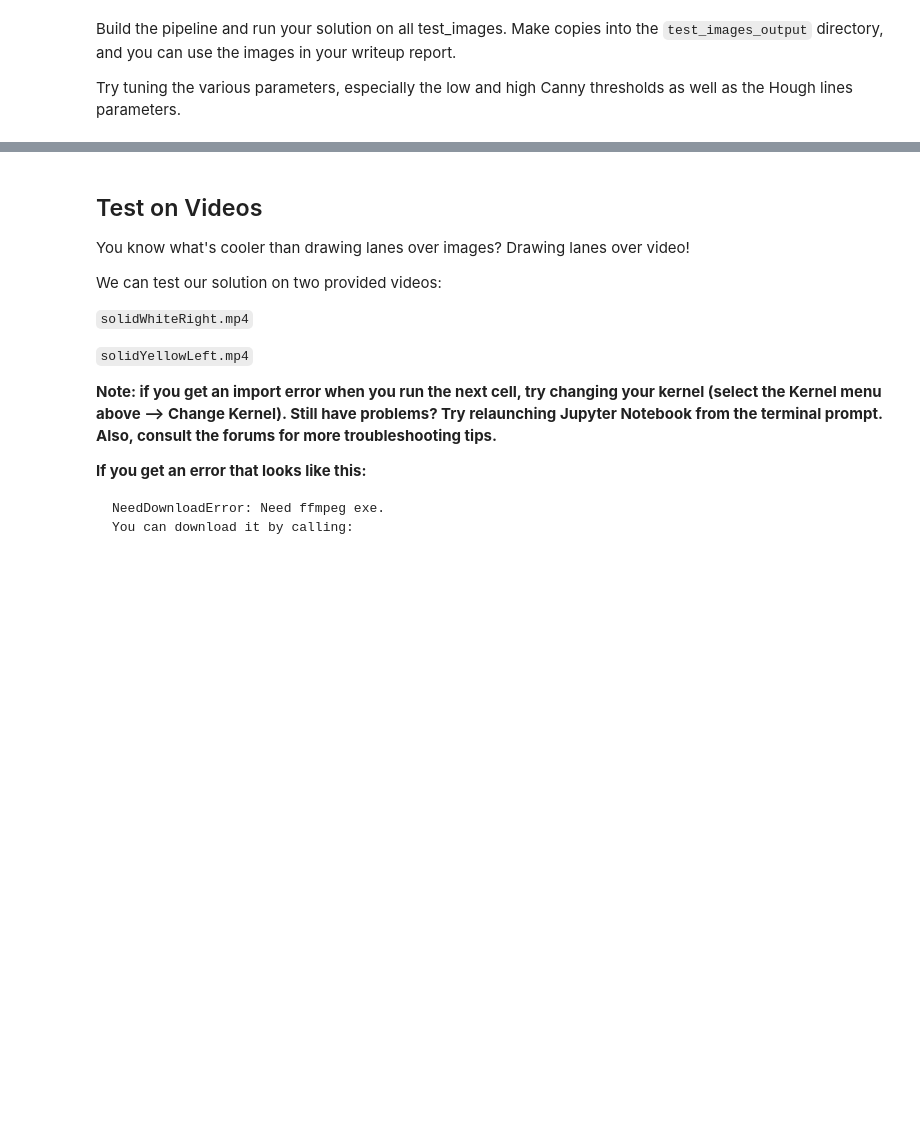
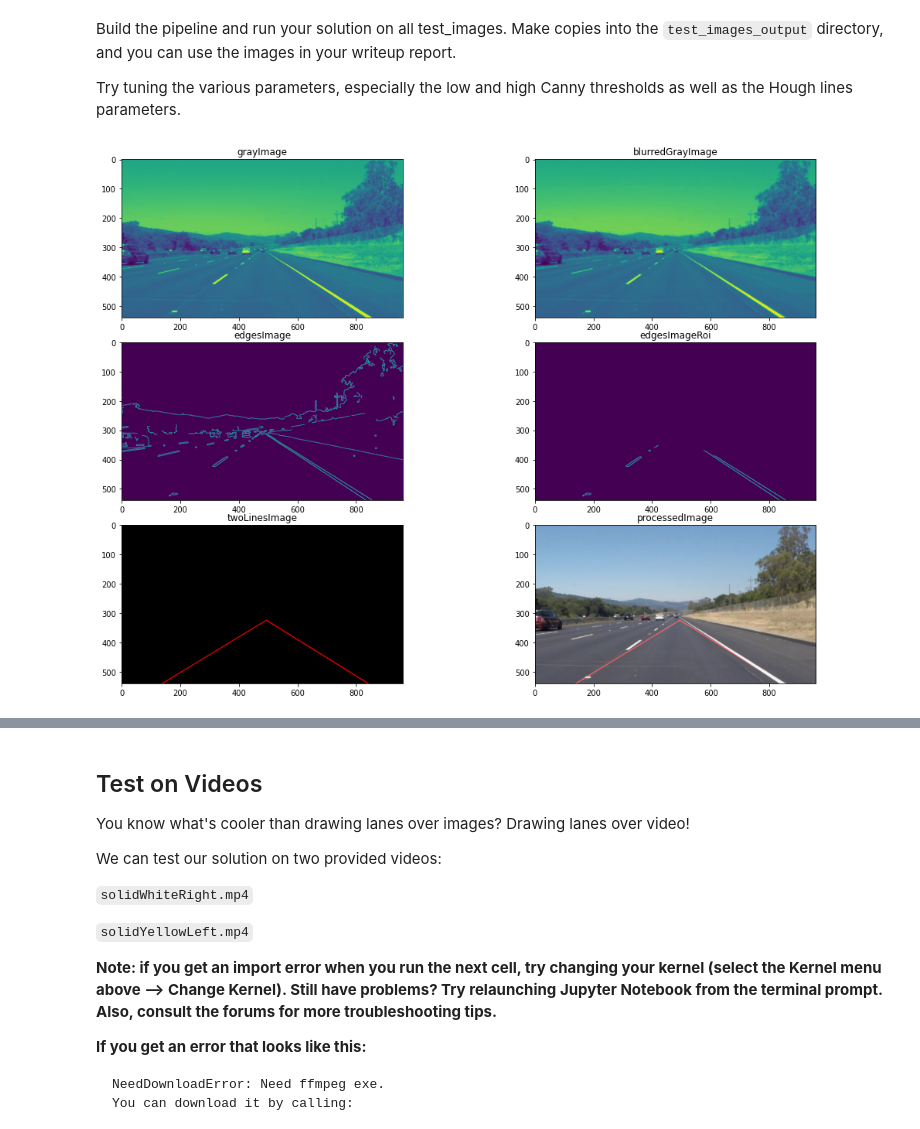
Before and after one commit to tylerlum/CarND-LaneLines-P1, a Jupyter notebook: P1.ipynb, the cells around one changed output, grey strips where cells are left out. Saved outputs shown, nothing was run; the diff lists cells and outputs as text; code cells hidden in the pictures; blank space fills up the shorter version.

```diff
--- a/P1.ipynb
+++ b/P1.ipynb
@@ -353,6 +353,14 @@ def process_image(image, displayMidProcessImages=False):
         displayImages(imagesByName)
 
     return processedImage
+# %%
+# TODO: Build your pipeline that will draw lane lines on the test_images
+# then save them to the test_images_output directory.
+images = getImages()
+
+processedImage = process_image(images[2], True)
+# %% [output]
+[figure, added]
 # %%
 # TODO: Build your pipeline that will draw lane lines on the test_images
 # then save them to the test_images_output directory.
```
Also changed, not shown: parts of 2 cells of this notebook.
